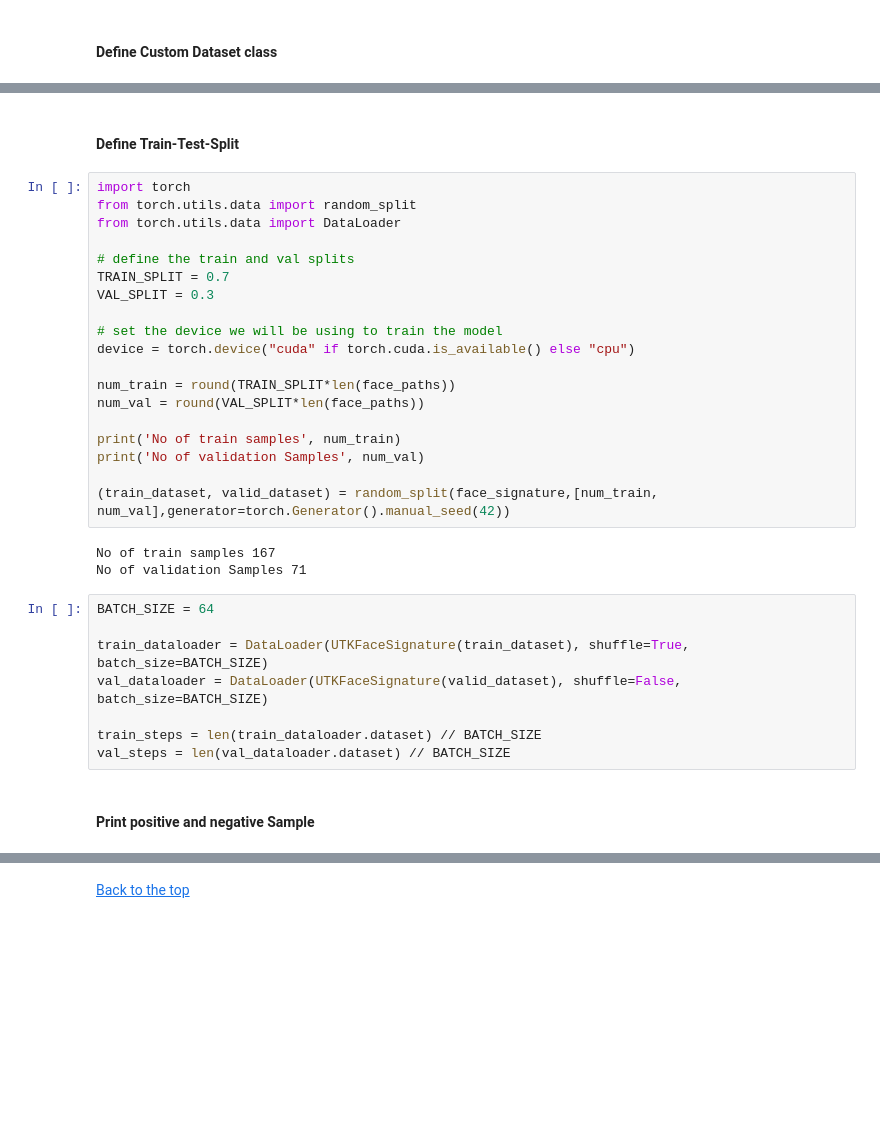
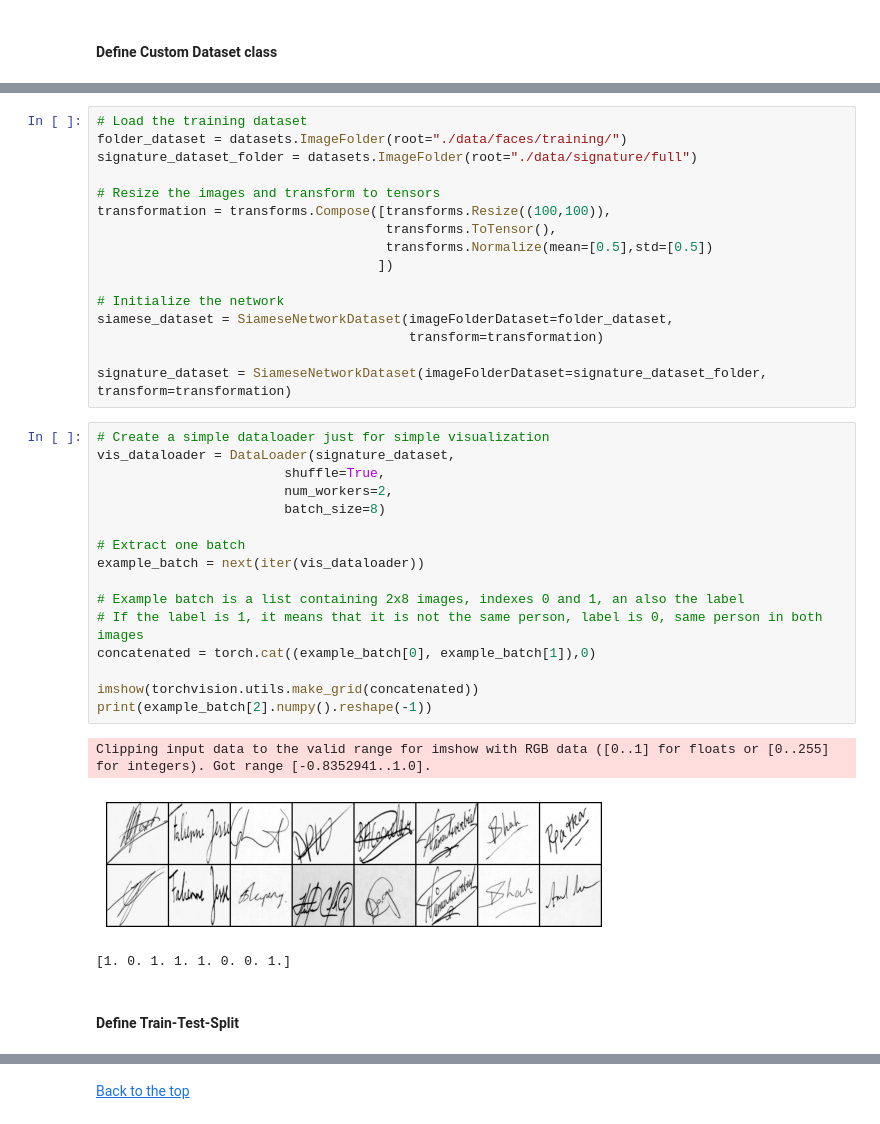
Before and after one commit to Schmiddi3110/DeepVisionProject, a Jupyter notebook: DeepVisionProject.ipynb, the cells around one changed output, grey strips where cells are left out. Cells and saved outputs as stored; diff of their text form; blank space fills up the shorter version.

```diff
--- a/DeepVisionProject.ipynb
+++ b/DeepVisionProject.ipynb
@@ -89,34 +116,38 @@ class UTKFaceSignature(Dataset):
+# %%
+# Load the training dataset
+folder_dataset = datasets.ImageFolder(root="./data/faces/training/")
+signature_dataset_folder = datasets.ImageFolder(root="./data/signature/full")
+
+# Resize the images and transform to tensors
+transformation = transforms.Compose([transforms.Resize((100,100)),
+                                     transforms.ToTensor(),
+                                     transforms.Normalize(mean=[0.5],std=[0.5])
+                                    ])
+
+# Initialize the network
+siamese_dataset = SiameseNetworkDataset(imageFolderDataset=folder_dataset,
+                                        transform=transformation)
+
+signature_dataset = SiameseNetworkDataset(imageFolderDataset=signature_dataset_folder, transform=transformation)
+# %%
+# Create a simple dataloader just for simple visualization
+vis_dataloader = DataLoader(signature_dataset,
+                        shuffle=True,
+                        num_workers=2,
+                        batch_size=8)
+
+# Extract one batch
+example_batch = next(iter(vis_dataloader))
+
+# Example batch is a list containing 2x8 images, indexes 0 and 1, an also the label
+# If the label is 1, it means that it is not the same person, label is 0, same person in both images
+concatenated = torch.cat((example_batch[0], example_batch[1]),0)
+
+imshow(torchvision.utils.make_grid(concatenated))
+print(example_batch[2].numpy().reshape(-1))
+# %% [output]
+Clipping input data to the valid range for imshow with RGB data ([0..1] for floats or [0..255] for integers). Got range [-0.8352941..1.0].
+[figure, added]
+[1. 0. 1. 1. 1. 0. 0. 1.]
 # %% [markdown]
 #### Define Train-Test-Split<a class="anchor" id="1c">
-# %%
-import torch
-from torch.utils.data import random_split
-from torch.utils.data import DataLoader
-
-# define the train and val splits
-TRAIN_SPLIT = 0.7
-VAL_SPLIT = 0.3
-
-# set the device we will be using to train the model
-device = torch.device("cuda" if torch.cuda.is_available() else "cpu")
-
-num_train = round(TRAIN_SPLIT*len(face_paths))
-num_val = round(VAL_SPLIT*len(face_paths))
-
-print('No of train samples', num_train)
-print('No of validation Samples', num_val)
-
-(train_dataset, valid_dataset) = random_split(face_signature,[num_train, num_val],generator=torch.Generator().manual_seed(42))
-# %% [output]
-No of train samples 167
-No of validation Samples 71
-# %%
-BATCH_SIZE = 64
-
-train_dataloader = DataLoader(UTKFaceSignature(train_dataset), shuffle=True, batch_size=BATCH_SIZE)
-val_dataloader = DataLoader(UTKFaceSignature(valid_dataset), shuffle=False, batch_size=BATCH_SIZE)
-
-train_steps = len(train_dataloader.dataset) // BATCH_SIZE
-val_steps = len(val_dataloader.dataset) // BATCH_SIZE
-# %% [markdown]
-#### Print positive and negative Sample<a class="anchor" id="1d">
```
Also changed, not shown: parts of 10 cells of this notebook.
